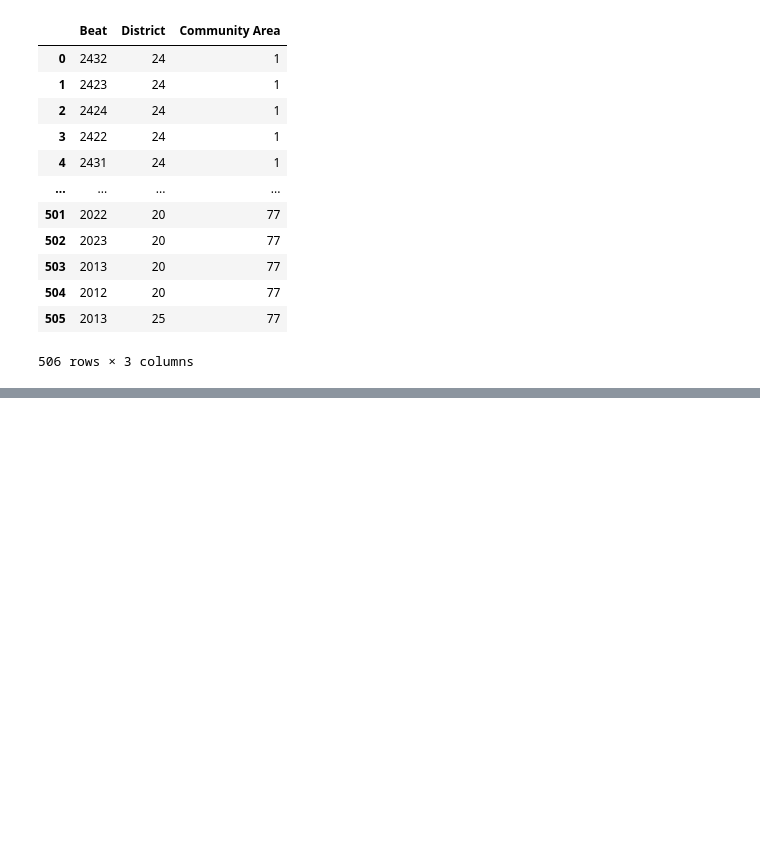
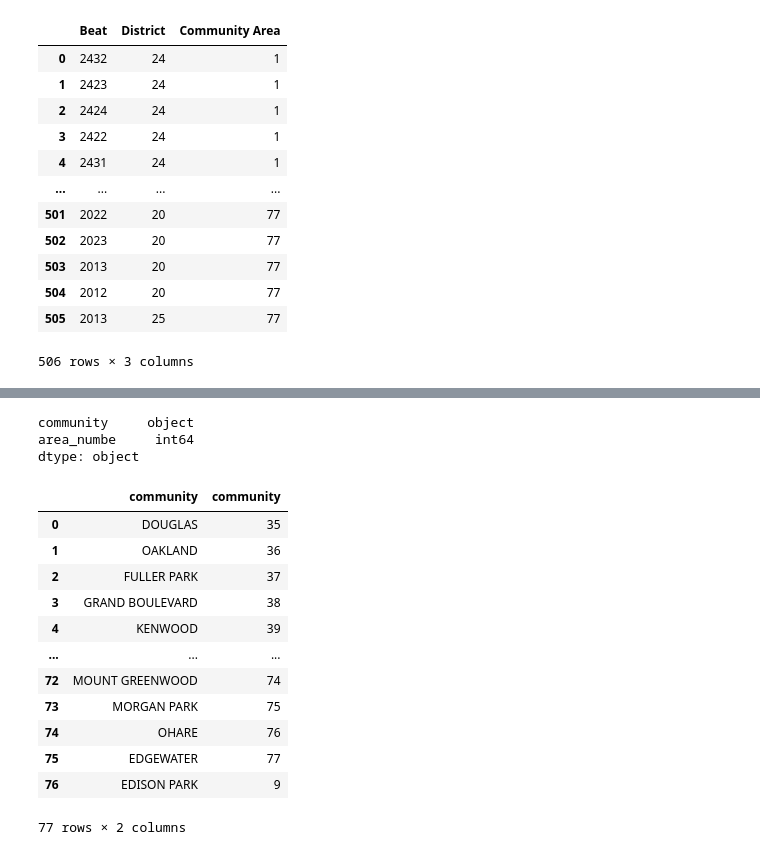
Before and after one commit to PhysicsGlitch/Geomap_Project, a Jupyter notebook: data_exploration_merged.ipynb, the cells around one changed output, grey strips where cells are left out. Drawn from its saved outputs; the diff is of its cells as text; code cells hidden in the pictures; blank space fills up the shorter version.

```diff
--- a/data_exploration_merged.ipynb
+++ b/data_exploration_merged.ipynb
@@ -249,3 +273,28 @@ neighborhoods_df
+# %%
+## Make sure Chicago Area name is changed for merge and column rename.
+chicagoAreas_df_clean['area_numbe'] = pd.to_numeric(chicagoAreas_df_clean['area_numbe'])
+# %% [output]
+community     object
+area_numbe     int64
+dtype: object
+# %%
+## Column name change
+chicagoAreas_df_clean.rename(columns={"area_numbe": "community"}, inplace = True)
+chicagoAreas_df_clean
+# %% [output]
+|  | community | community |
+| 0 | DOUGLAS | 35 |
+| 1 | OAKLAND | 36 |
+| 2 | FULLER PARK | 37 |
+| 3 | GRAND BOULEVARD | 38 |
+| 4 | KENWOOD | 39 |
+| ... | ... | ... |
+| 72 | MOUNT GREENWOOD | 74 |
+| 73 | MORGAN PARK | 75 |
+| 74 | OHARE | 76 |
+| 75 | EDGEWATER | 77 |
+| 76 | EDISON PARK | 9 |
+77 rows × 2 columns
 # %%
 neighborhoods_df.Beat.unique
 # %%
```
Also changed, not shown: parts of 4 cells of this notebook.
